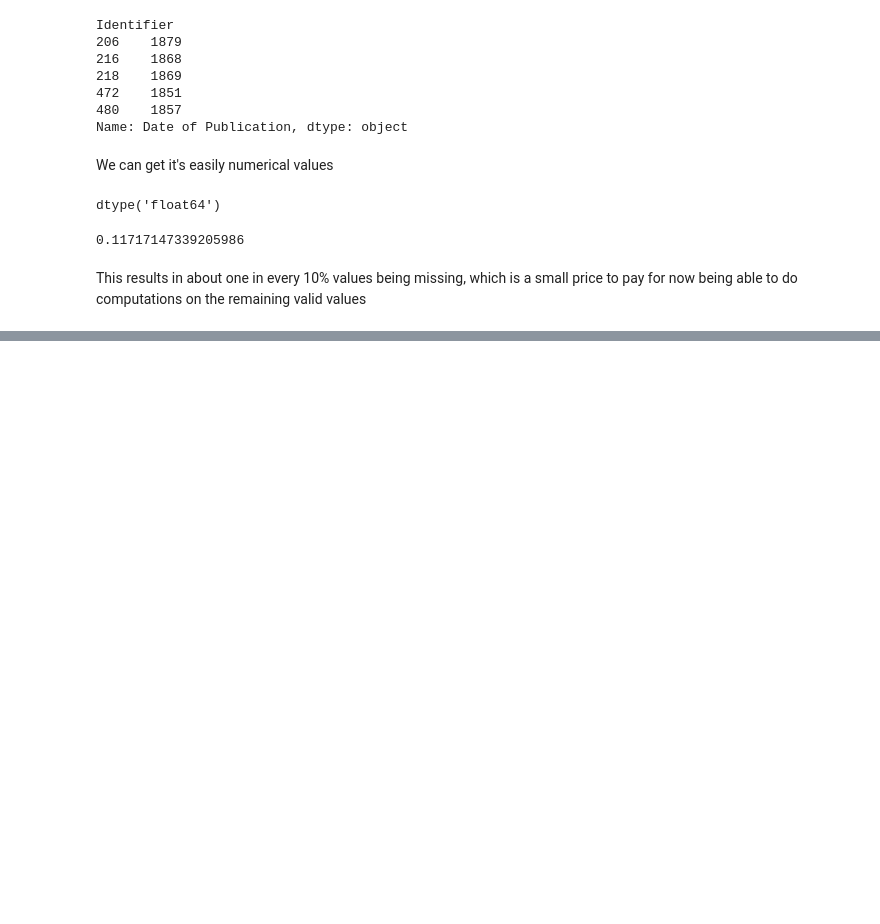
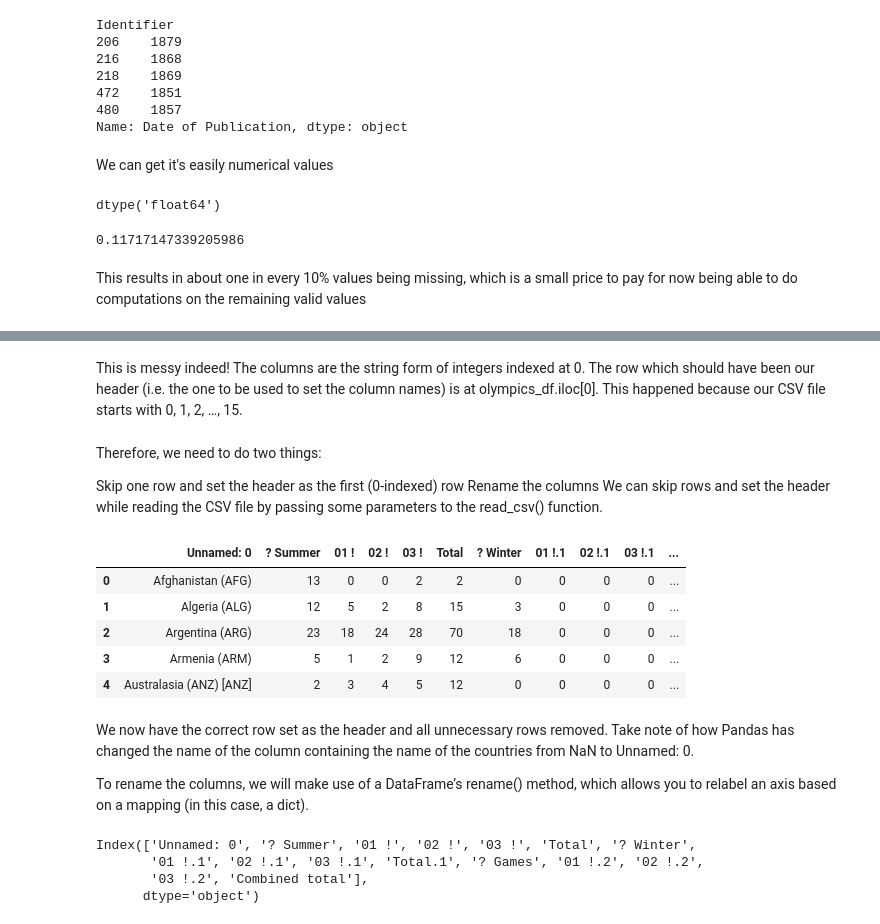
Before and after one commit to GilbertoChinco/Exercise-Data-Cleaning, a Jupyter notebook: 01_Data_Cleaning.ipynb, the cells around one changed output, grey strips where cells are left out. Cells and saved outputs as stored; diff of their text form; code cells hidden in the pictures; blank space fills up the shorter version.

Commit message:
The first, second and third projects

```diff
--- a/01_Data_Cleaning.ipynb
+++ b/01_Data_Cleaning.ipynb
@@ -165,0 +293,29 @@ This results in about one in every 10% values being missing, which is a small pr
+# %% [markdown]
+This is messy indeed! The columns are the string form of integers indexed at 0. The row which should have been our header (i.e. the one to be used to set the column names) is at olympics_df.iloc[0]. This happened because our CSV file starts with 0, 1, 2, …, 15.
+# %% [markdown]
+Therefore, we need to do two things:
+
+Skip one row and set the header as the first (0-indexed) row
+Rename the columns
+We can skip rows and set the header while reading the CSV file by passing some parameters to the read_csv() function.
+# %%
+df_olympics = pd.read_csv("olympics.csv", header = 1)
+df_olympics.head()
+# %% [output]
+|  | Unnamed: 0 | ? Summer | 01 ! | 02 ! | 03 ! | Total | ? Winter | 01 !.1 | 02 !.1 | 03 !.1 | ... |
+| 0 | Afghanistan (AFG) | 13 | 0 | 0 | 2 | 2 | 0 | 0 | 0 | 0 | ... |
+| 1 | Algeria (ALG) | 12 | 5 | 2 | 8 | 15 | 3 | 0 | 0 | 0 | ... |
+| 2 | Argentina (ARG) | 23 | 18 | 24 | 28 | 70 | 18 | 0 | 0 | 0 | ... |
+| 3 | Armenia (ARM) | 5 | 1 | 2 | 9 | 12 | 6 | 0 | 0 | 0 | ... |
+| 4 | Australasia (ANZ) [ANZ] | 2 | 3 | 4 | 5 | 12 | 0 | 0 | 0 | 0 | ... |
+# %% [markdown]
+We now have the correct row set as the header and all unnecessary rows removed. Take note of how Pandas has changed the name of the column containing the name of the countries from NaN to Unnamed: 0.
+
+To rename the columns, we will make use of a DataFrame’s rename() method, which allows you to relabel an axis based on a mapping (in this case, a dict).
+# %%
+df_olympics.columns
+# %% [output]
+Index(['Unnamed: 0', '? Summer', '01 !', '02 !', '03 !', 'Total', '? Winter',
+       '01 !.1', '02 !.1', '03 !.1', 'Total.1', '? Games', '01 !.2', '02 !.2',
+       '03 !.2', 'Combined total'],
+      dtype='object')
```
Also changed, not shown: parts of 24 cells of this notebook.
